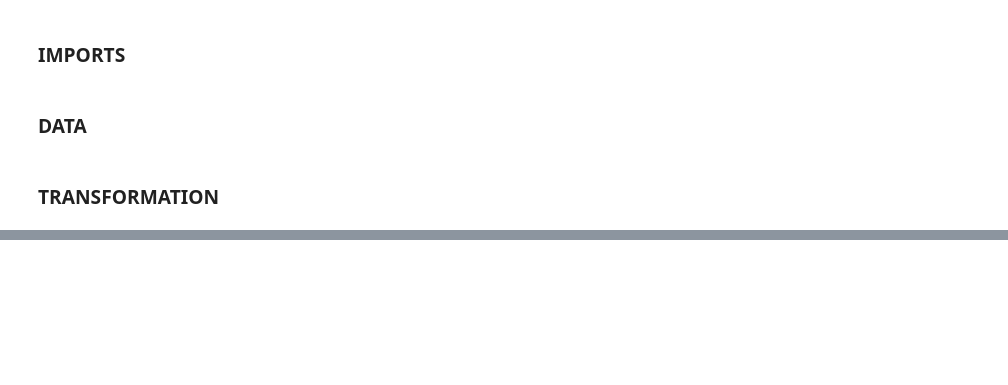
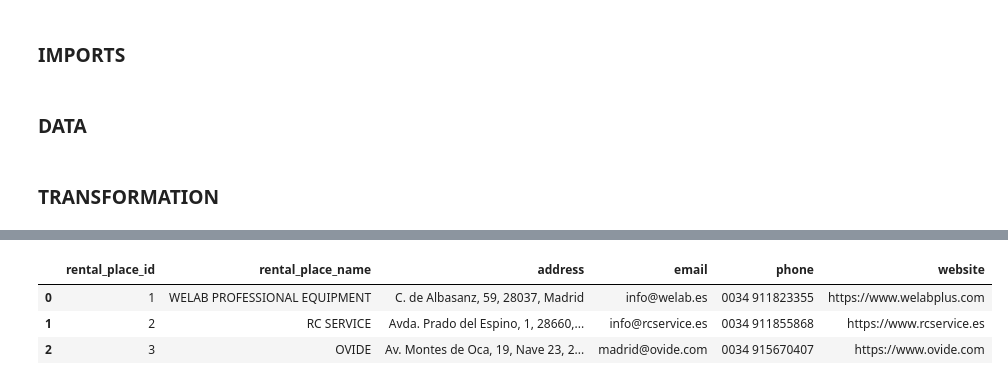
Before and after one commit to LeoBulcsu/finalproject, a Jupyter notebook: notebooks/data_transformation.ipynb, the cells around one changed output, grey strips where cells are left out. Drawn from its saved outputs; the diff is of its cells as text; code cells hidden in the pictures; blank space fills up the shorter version.

```diff
--- a/notebooks/data_transformation.ipynb
+++ b/notebooks/data_transformation.ipynb
@@ -23,0 +82,7 @@ ov_audio = pd.read_json('../data/OVIDE/ovide_audio.json')
+# %%
+rental_places
+# %% [output]
+|  | rental_place_id | rental_place_name | address | email | phone | website |
+| 0 | 1 | WELAB PROFESSIONAL EQUIPMENT | C. de Albasanz, 59, 28037, Madrid | info@welab.es | 0034 911823355 | https://www.welabplus.com |
+| 1 | 2 | RC SERVICE | Avda. Prado del Espino, 1, 28660,... | info@rcservice.es | 0034 911855868 | https://www.rcservice.es |
+| 2 | 3 | OVIDE | Av. Montes de Oca, 19, Nave 23, 2... | madrid@ovide.com | 0034 915670407 | https://www.ovide.com |
```
Also changed, not shown: parts of 4 cells of this notebook, 1 other file.
